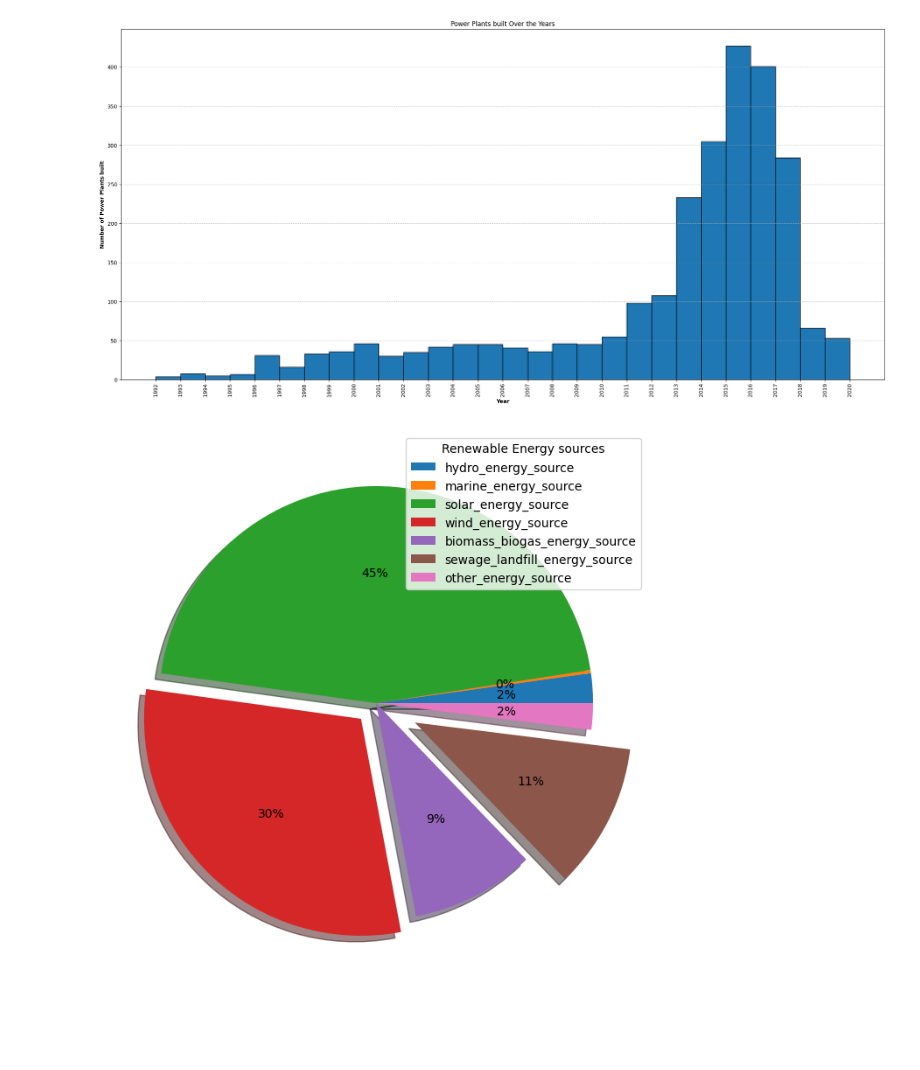
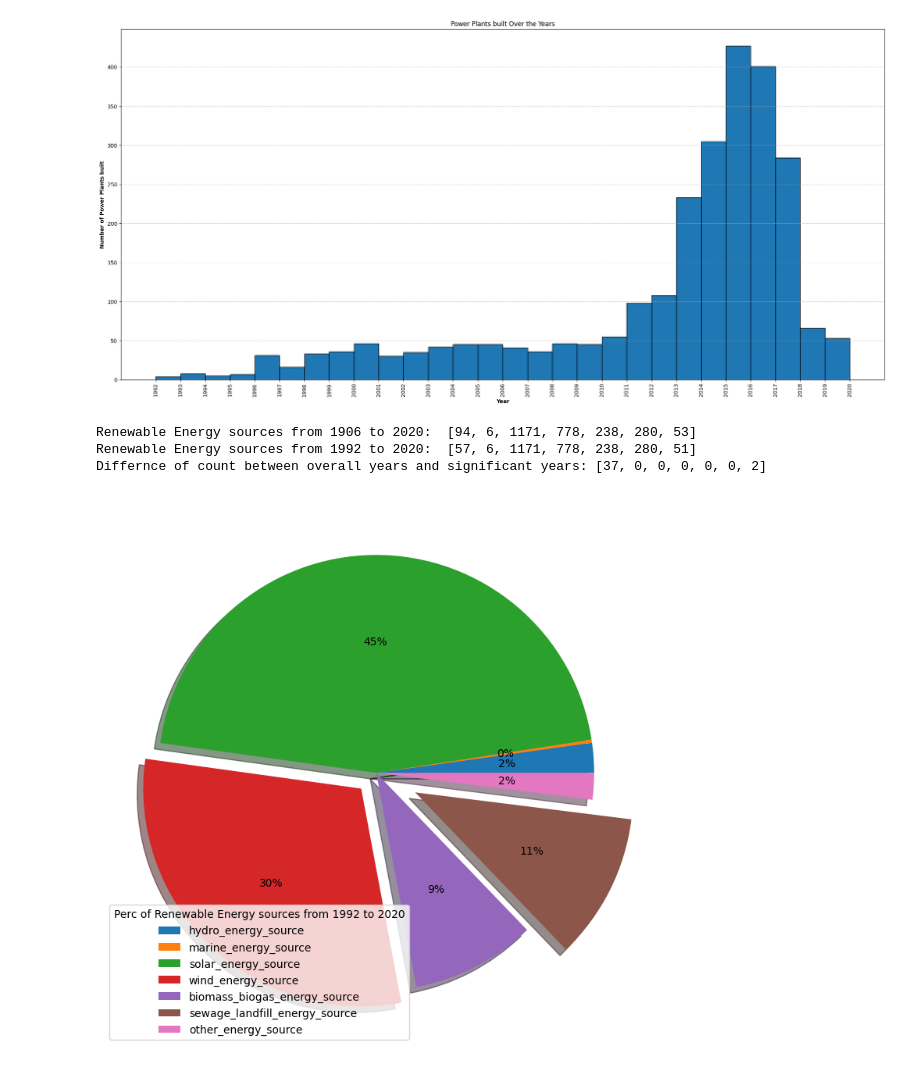
Before and after one commit to MahendraC17/Exploratory-Data-Analysis---Renewable-Power-plants-In-UK, a Jupyter notebook: EDA_renewable_power_plants.ipynb, the cells around one changed output. Drawn from its saved outputs; the diff is of its cells as text; code cells hidden in the pictures; blank space fills up the shorter version.

Commit message:
Visualising 0.4

```diff
--- a/EDA_renewable_power_plants.ipynb
+++ b/EDA_renewable_power_plants.ipynb
@@ -350,18 +351,31 @@ plt.grid(axis='y', linestyle='--', alpha=0.7)
 plt.show()
 # %% [output]
 [figure]
+# %%
+def diff_in_sourceCount(df):
+    global sources
+    sources= ['hydro_energy_source','marine_energy_source','solar_energy_source','wind_energy_source','biomass_biogas_energy_source',
+            'sewage_landfill_energy_source','other_energy_source']
+    sources_count = []
+    for i in sources:
+        sources_count.append(df[i].value_counts()[1])
+    return sources_count
+
+print("Renewable Energy sources from 1906 to 2020: ",diff_in_sourceCount(rpp))
+print("Renewable Energy sources from 1992 to 2020: ",diff_in_sourceCount(rpp_ssy))
+
+differences = [a - b for a, b in zip(diff_in_sourceCount(rpp), diff_in_sourceCount(rpp_ssy))]
+print("Differnce of count between overall years and significant years:", differences)
+# %% [output]
+Renewable Energy sources from 1906 to 2020:  [94, 6, 1171, 778, 238, 280, 53]
+Renewable Energy sources from 1992 to 2020:  [57, 6, 1171, 778, 238, 280, 51]
+Differnce of count between overall years and significant years: [37, 0, 0, 0, 0, 0, 2]
 # %%
-sources = ['hydro_energy_source','marine_energy_source','solar_energy_source','wind_energy_source','biomass_biogas_energy_source',
-           'sewage_landfill_energy_source','other_energy_source']
-sources_count = []
-for i in sources:
-    sources_count.append(rpp_ssy[i].value_counts()[1])
-
 legend_labels = sources
 explode = (0, 0, 0, 0.1, 0, 0.2, 0)
-fig = plt.figure(figsize=(8, 10))
-plt.pie(sources_count, explode=explode, shadow=True, autopct = '%1.0f%%')
-plt.legend(legend_labels, title='Renewable Energy sources', loc='best')
+fig = plt.figure(figsize=(9, 10))
+plt.pie(diff_in_sourceCount(rpp_ssy), explode=explode, shadow=True, autopct = '%1.0f%%')
+plt.legend(legend_labels, title='Perc of Renewable Energy sources from 1992 to 2020', loc='lower left')
 plt.show()
 # %% [output]
-[figure, old version]
+[figure, new version]
```
Also changed, not shown: parts of 3 cells of this notebook.
